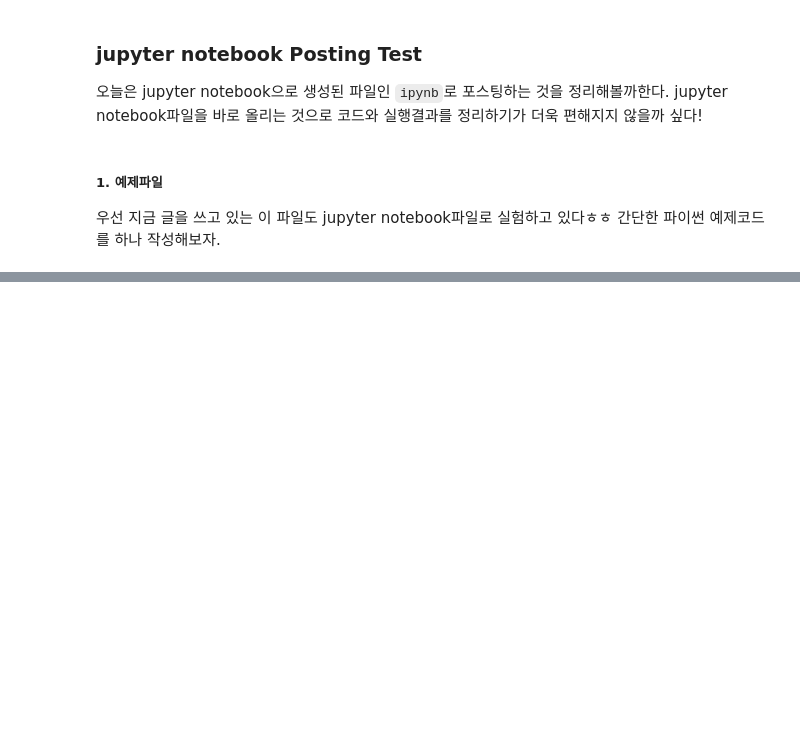
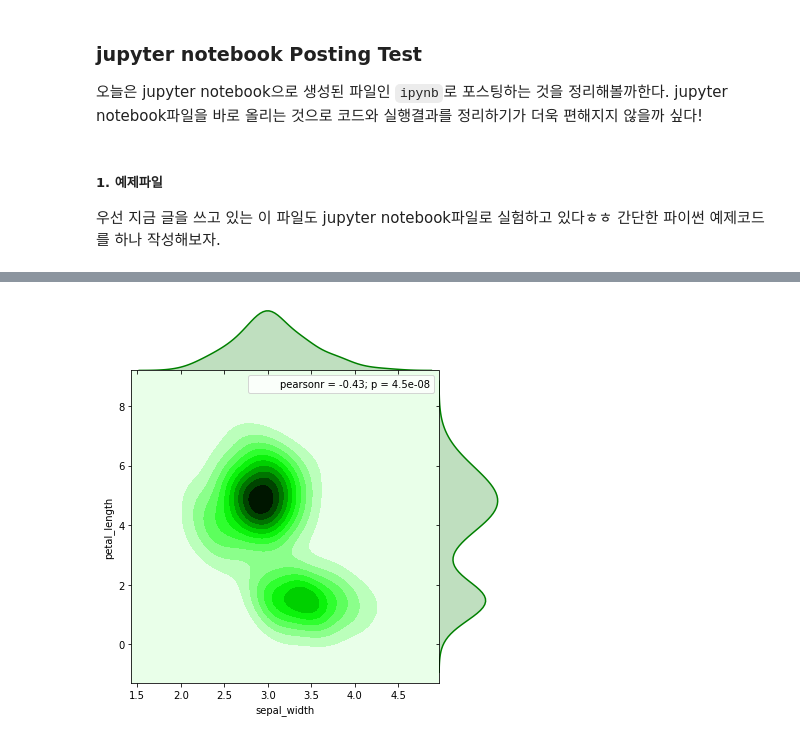
Before and after one commit to pignuante/pignuante.github.io, a Jupyter notebook: _before/2017-12-29-posting-with-jupyter-notebook.ipynb, the cells around one changed output, grey strips where cells are left out. Drawn from its saved outputs; the diff is of its cells as text; code cells hidden in the pictures; blank space fills up the shorter version.

```diff
--- a/_before/2017-12-29-posting-with-jupyter-notebook.ipynb
+++ b/_before/2017-12-29-posting-with-jupyter-notebook.ipynb
@@ -26,0 +37,7 @@ print(y*x)
+# %%
+iris = sns.load_dataset("iris")
+g = sns.jointplot("sepal_width", "petal_length", data=iris,
+                  kind="kde", space=0, color="g")
+plt.show()
+# %% [output]
+[figure, added]
```
Also changed, not shown: parts of 5 cells of this notebook, 5 other files.
